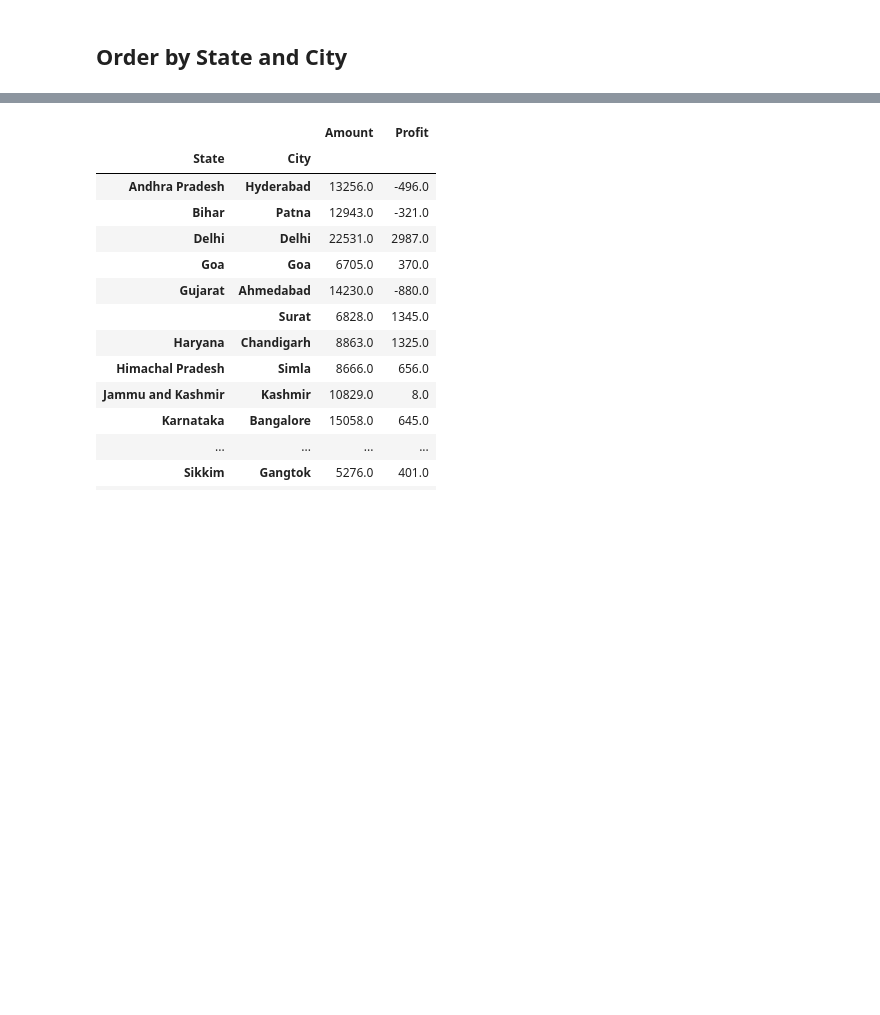
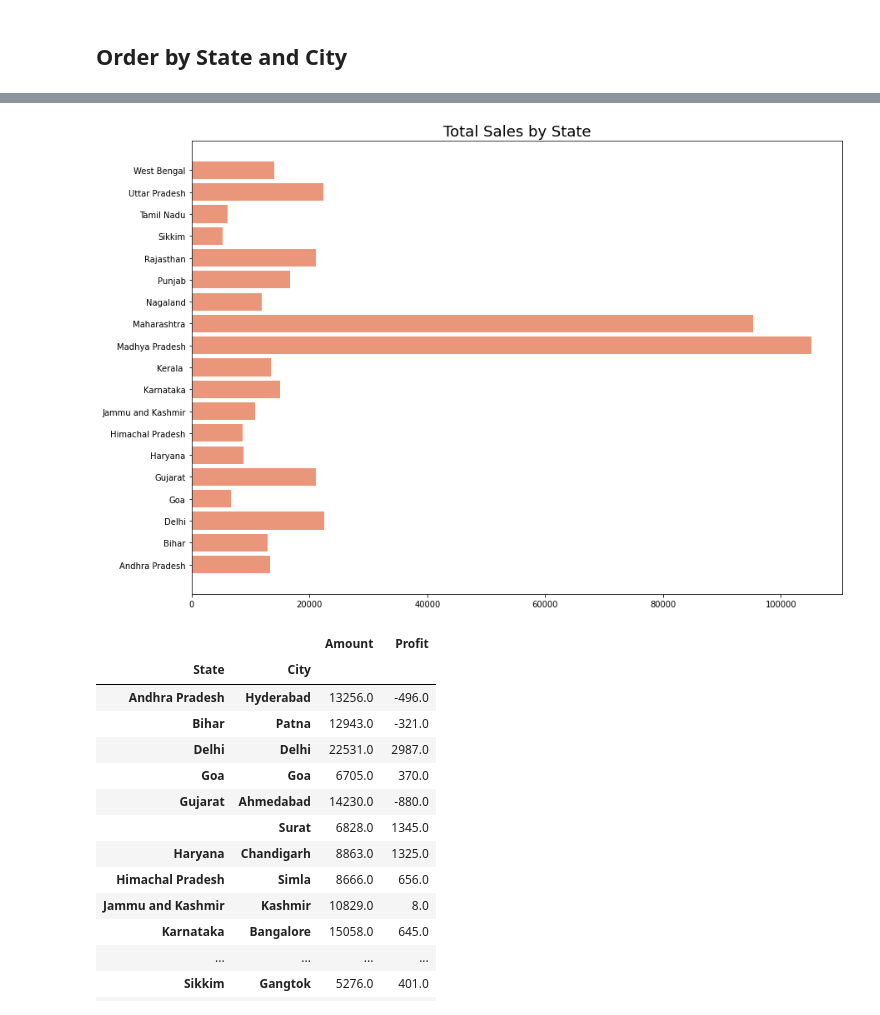
Before and after one commit to thaoothuuu/E-Commerce, a Jupyter notebook: Sales.ipynb, the cells around one changed output, grey strips where cells are left out. Saved outputs shown, nothing was run; the diff lists cells and outputs as text; code cells hidden in the pictures; blank space fills up the shorter version.

```diff
--- a/Sales.ipynb
+++ b/Sales.ipynb
@@ -446,3 +442,10 @@ fig.show()
+# %%
+plt.figure(figsize=(14,10))
+plt.barh(Order_by_State['State'], Order_by_State['Amount'], color = "DarkSalmon")
+plt.title('Total Sales by State',fontdict = {'fontsize' : 18})
+plt.show()
+# %% [output]
+[figure, added]
 # %%
 # create dataframe represent total Amount, Profit group by State and City
 Order_by_City = df_order_by_orderID[['State','City','Amount','Profit']].groupby(['State', 'City']).sum()
```
Also changed, not shown: parts of 34 cells of this notebook.
